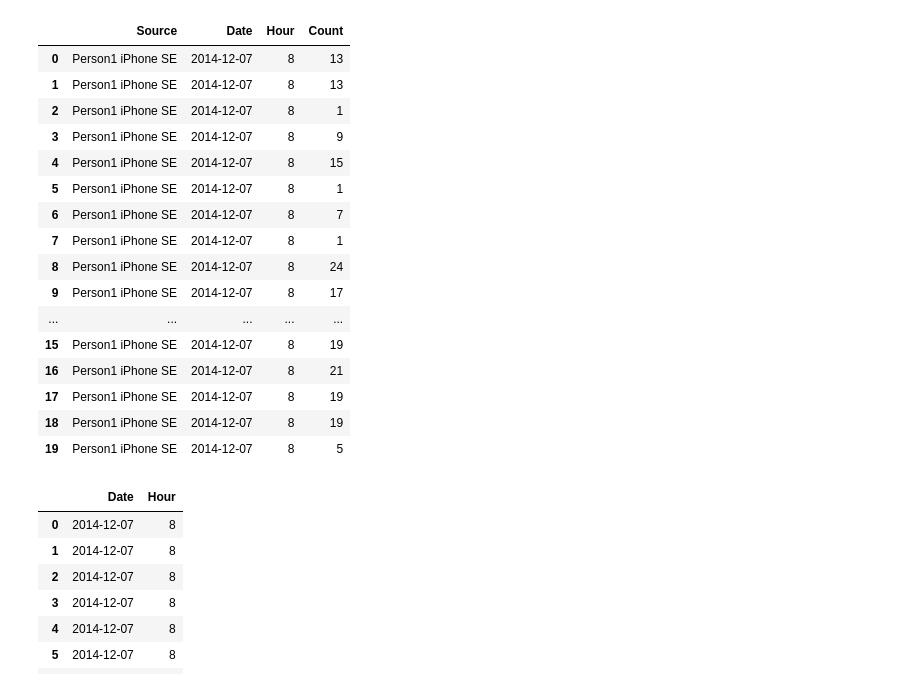
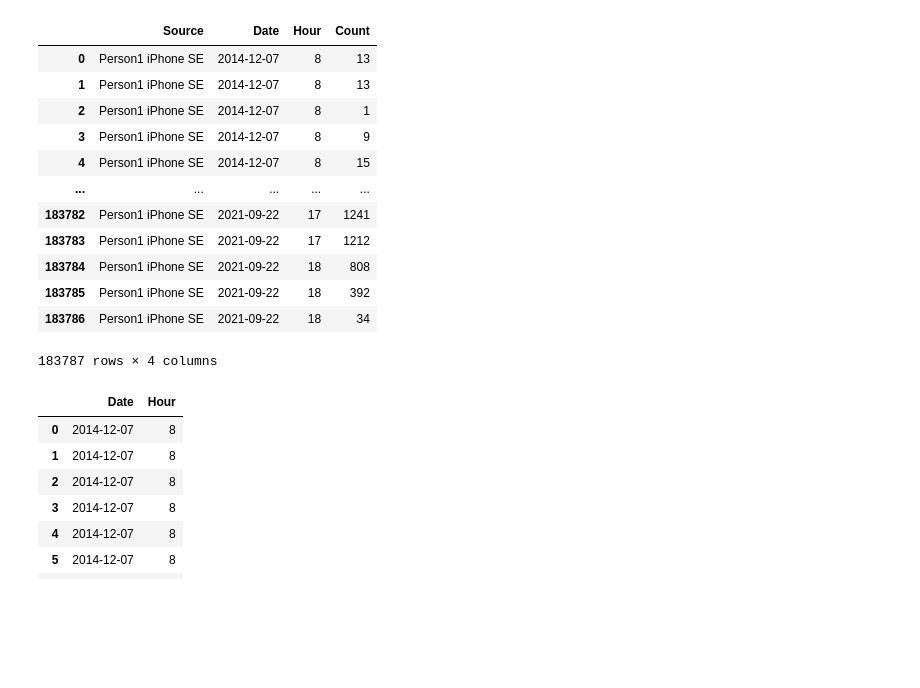
Before and after one commit to BruceWangXD/person_step_data, a Jupyter notebook: Yufeng/hour.ipynb, the cells around one changed output. Saved outputs shown, nothing was run; the diff lists cells and outputs as text; code cells hidden in the pictures; blank space fills up the shorter version.

```diff
--- a/Yufeng/hour.ipynb
+++ b/Yufeng/hour.ipynb
@@ -10,25 +10,21 @@ from scipy import stats
 data=pd.read_csv("/Users/brucewong/Desktop/2021-DATA3406-PRAC07-Group3/person1-step-data.csv")
 # %%
 data['Date'] = pd.to_datetime(data['Date'])
-data.head(20)
+data
 # %% [output]
 |  | Source | Date | Hour | Count |
 | 0 | Person1 iPhone SE | 2014-12-07 | 8 | 13 |
 | 1 | Person1 iPhone SE | 2014-12-07 | 8 | 13 |
 | 2 | Person1 iPhone SE | 2014-12-07 | 8 | 1 |
 | 3 | Person1 iPhone SE | 2014-12-07 | 8 | 9 |
 | 4 | Person1 iPhone SE | 2014-12-07 | 8 | 15 |
-| 5 | Person1 iPhone SE | 2014-12-07 | 8 | 1 |
-| 6 | Person1 iPhone SE | 2014-12-07 | 8 | 7 |
-| 7 | Person1 iPhone SE | 2014-12-07 | 8 | 1 |
-| 8 | Person1 iPhone SE | 2014-12-07 | 8 | 24 |
-| 9 | Person1 iPhone SE | 2014-12-07 | 8 | 17 |
 | ... | ... | ... | ... | ... |
-| 15 | Person1 iPhone SE | 2014-12-07 | 8 | 19 |
-| 16 | Person1 iPhone SE | 2014-12-07 | 8 | 21 |
-| 17 | Person1 iPhone SE | 2014-12-07 | 8 | 19 |
-| 18 | Person1 iPhone SE | 2014-12-07 | 8 | 19 |
-| 19 | Person1 iPhone SE | 2014-12-07 | 8 | 5 |
+| 183782 | Person1 iPhone SE | 2021-09-22 | 17 | 1241 |
+| 183783 | Person1 iPhone SE | 2021-09-22 | 17 | 1212 |
+| 183784 | Person1 iPhone SE | 2021-09-22 | 18 | 808 |
+| 183785 | Person1 iPhone SE | 2021-09-22 | 18 | 392 |
+| 183786 | Person1 iPhone SE | 2021-09-22 | 18 | 34 |
+183787 rows × 4 columns
 # %%
 data_new=data[['Date','Hour']]
 data_new.head(20)
```
Also changed, not shown: parts of 7 cells of this notebook.
